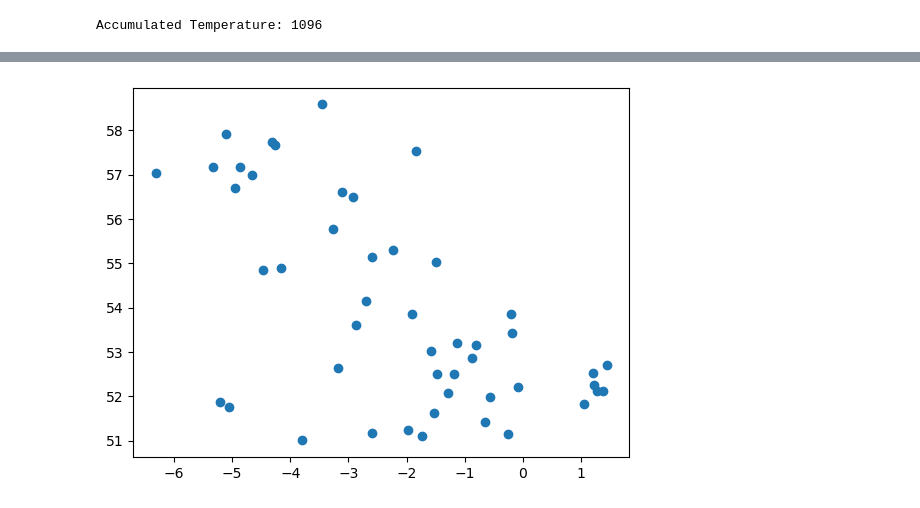
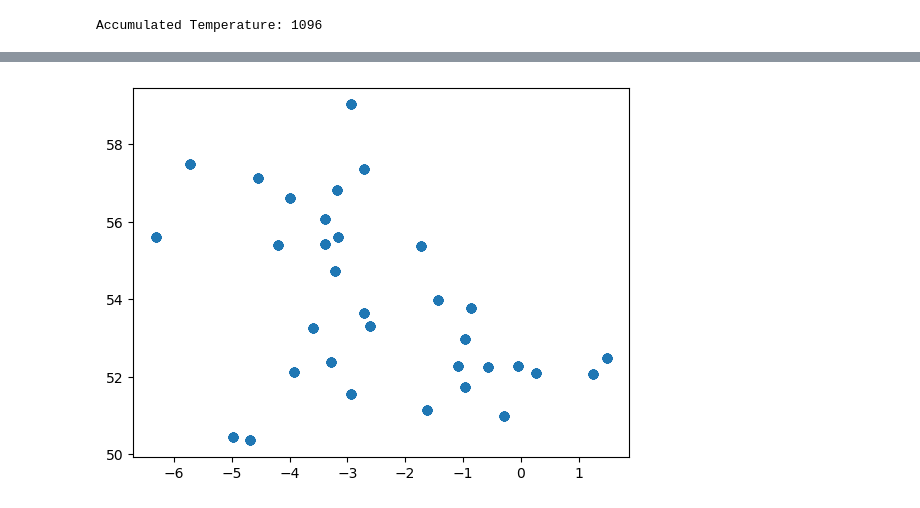
Before and after one commit to dougaltoms/Rewilder, a Jupyter notebook: dev.ipynb, the cells around one changed output, grey strips where cells are left out. Cells and saved outputs as stored; diff of their text form; code cells hidden in the pictures.

```diff
--- a/dev.ipynb
+++ b/dev.ipynb
@@ -194,7 +195,7 @@ def convert_eastings_northing_to_lat_lon(df):
     lon = []
 
     for index, row in df.iterrows():
-        easting = row['x']
+        easting = index
         northing = row['y']
 
         url = fr'https://webapps.bgs.ac.uk/data/webservices/CoordConvert_LL_BNG.cfc?method=BNGtoLatLng&easting={easting}&northing={northing}'
@@ -248,2 +274,0 @@ df.to_csv('/Users/dougaltoms/Downloads/esc_dougal_test.csv')
-# %%
-df = pd.read_csv('/Users/dougaltoms/Downloads/esc_data (3).csv')
@@ -270,0 +309,31 @@ convert_eastings_northing_to_lat_lon(df)
+# %%
+import pandas as pd
+import time
+
+#======================
+# Initiate master DF
+cols = ['x', 'y', 'accumulated_temperature', 'continentality', 'dams',
+       'moisture_deficit', 'soil_moisture_regime', 'soil_nutrient_regime',
+       'elevation', 'species', 'yc', 'cyc', 'limitingfact', 'ecosuit', 'nvc1',
+       'nvc2', 'nvc3', 'latitude', 'longitude']
+df_final = pd.DataFrame(columns=cols)
+df_final = df_final.set_index('x')
+
+# Create selenium driver
+driver = initiate_driver()
+
+# Create sampling file, send to ESC, clean, add to master DF
+for file_version in range(1,100):
+
+    print(f'Generating Sampling Doc v{file_version}')
+    locs_file_path = generate_sampling_locs(file_version)
+    print('Scraping data from ESC')
+    scrape_esc(driver, locs_file_path)
+    time.sleep(3)
+    if file_version == 1:
+        df = pd.read_csv('/Users/dougaltoms/Downloads/esc_data.csv', index_col='x')
+    else:
+        df = pd.read_csv(f'/Users/dougaltoms/Downloads/esc_data ({file_version-1}).csv', index_col='x')
+    df = clean_esc_data(df)
+    df_final = pd.concat([df_final, df])
+    print('\n')
@@ -271,7 +359,8 @@ convert_eastings_northing_to_lat_lon(df)
 # %%
 import matplotlib.pyplot as plt
+len(df_final)
 
-plt.scatter(x=df['longitude'], y=df['latitude'])
+plt.scatter(x=df_final['longitude'], y=df_final['latitude'])
 plt.show()
 # %% [output]
-[figure, old version]
+[figure, new version]
```
Also changed, not shown: parts of 8 cells of this notebook.
